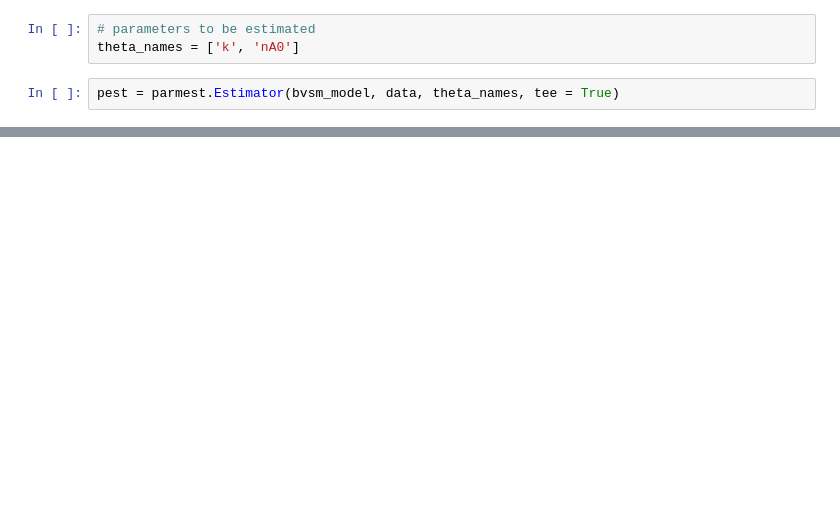
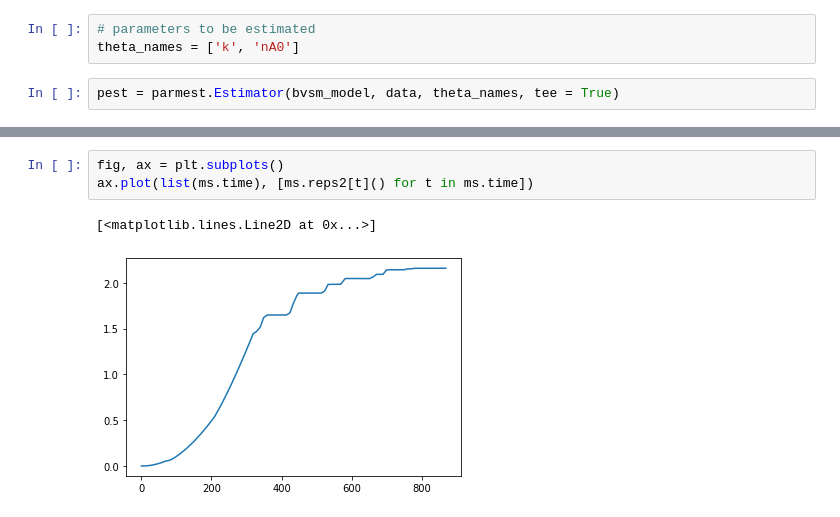
Before and after one commit to notesofdabbler/learn_pyomo, a Jupyter notebook: wk_parmest/bvsm_red_parmest.ipynb, the cells around one changed output, grey strips where cells are left out. Drawn from its saved outputs; the diff is of its cells as text; blank space fills up the shorter version.

```diff
--- a/wk_parmest/bvsm_red_parmest.ipynb
+++ b/wk_parmest/bvsm_red_parmest.ipynb
@@ -172,0 +179,6 @@ ax.plot(list(ms.time), [ms.y[t]() for t in ms.time])
+# %%
+fig, ax = plt.subplots()
+ax.plot(list(ms.time), [ms.reps2[t]() for t in ms.time])
+# %% [output]
+[<matplotlib.lines.Line2D at 0x...>]
+[figure, added]
```
Also changed, not shown: parts of 6 cells of this notebook, 4 other files.
